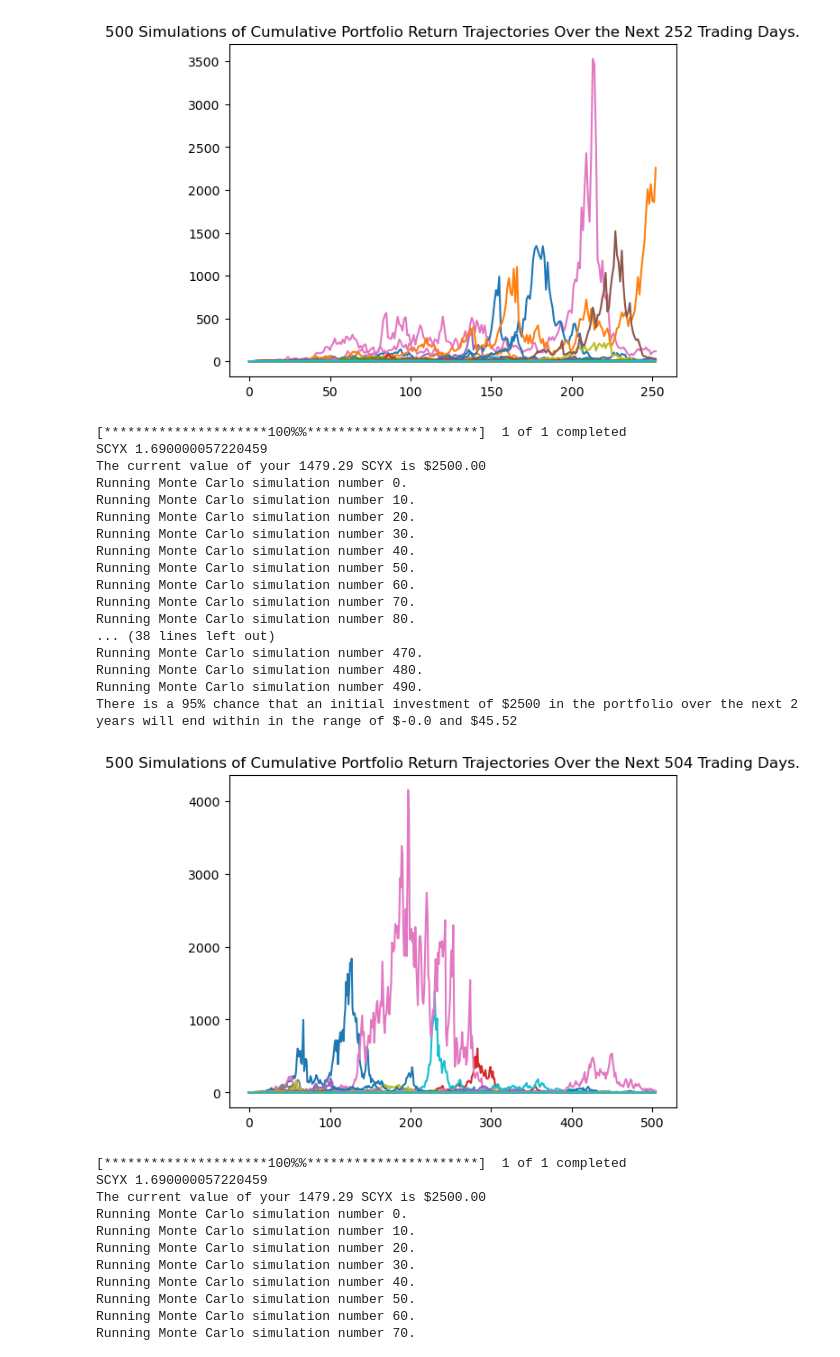
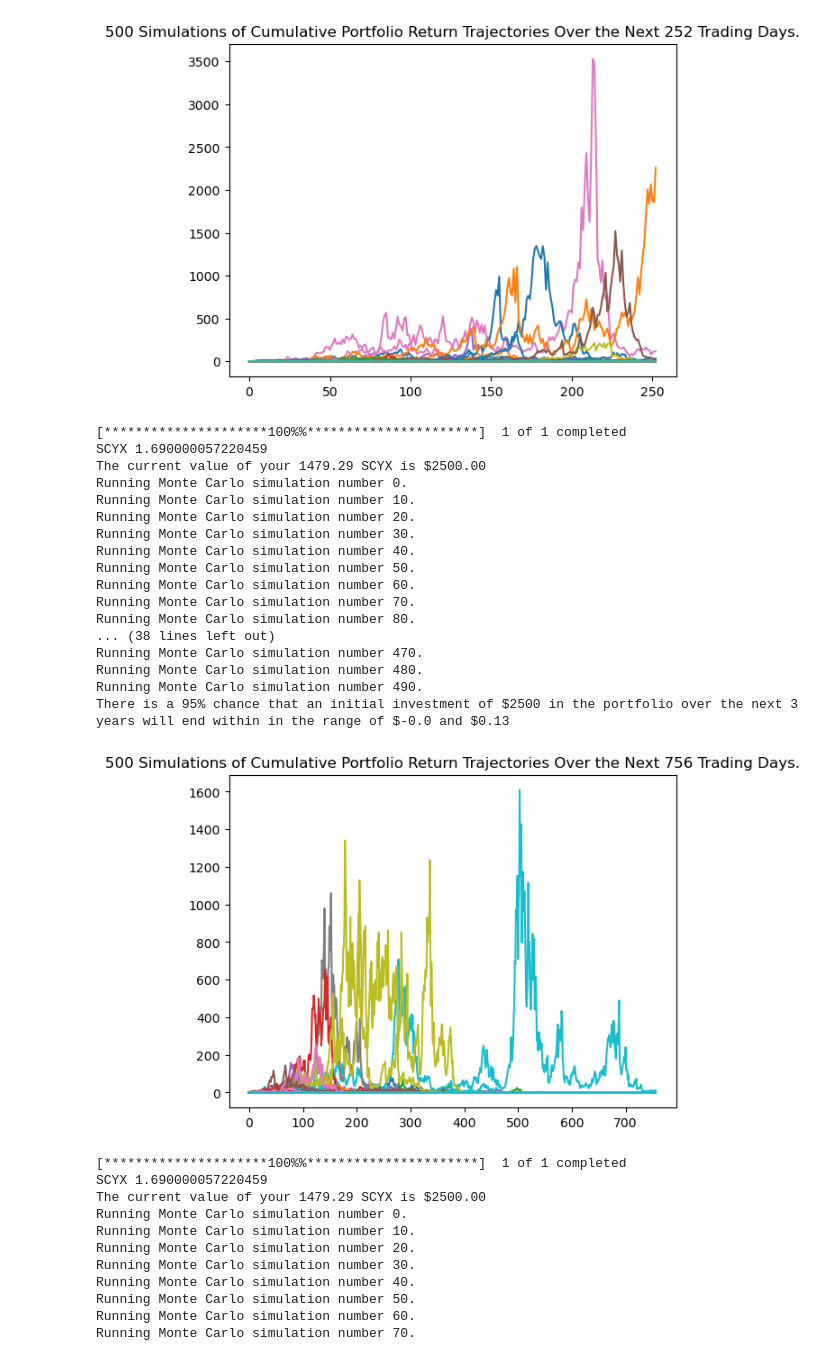
Before and after one commit to ZekeH43/Project-1, a Jupyter notebook: SCYX.ipynb, the cells around one changed output. Drawn from its saved outputs; the diff is of its cells as text; code cells hidden in the pictures.

```diff
--- a/SCYX.ipynb
+++ b/SCYX.ipynb
@@ -135,26 +135,26 @@ Running Monte Carlo simulation number 490.
 There is a 95% chance that an initial investment of $2500 in the portfolio over the next 1 years will end within in the range of $0.0 and $8630.53
 [figure]
 # %%
-risk_simulation(ticker='SCYX', years=2)
+risk_simulation(ticker='SCYX', years=3)
 # %% [output]
 [*********************100%%**********************]  1 of 1 completed
 SCYX 1.690000057220459
 The current value of your 1479.29 SCYX is $2500.00
 Running Monte Carlo simulation number 0.
 Running Monte Carlo simulation number 10.
 Running Monte Carlo simulation number 20.
 Running Monte Carlo simulation number 30.
 Running Monte Carlo simulation number 40.
 Running Monte Carlo simulation number 50.
 Running Monte Carlo simulation number 60.
 Running Monte Carlo simulation number 70.
 Running Monte Carlo simulation number 80.
 ... (38 lines left out)
 Running Monte Carlo simulation number 470.
 Running Monte Carlo simulation number 480.
 Running Monte Carlo simulation number 490.
-There is a 95% chance that an initial investment of $2500 in the portfolio over the next 2 years will end within in the range of $-0.0 and $45.52
+There is a 95% chance that an initial investment of $2500 in the portfolio over the next 3 years will end within in the range of $-0.0 and $0.13
-[figure, old version]
+[figure, new version]
 # %%
 risk_simulation(ticker='SCYX', years=5)
 # %% [output]
```
Also changed, not shown: 1 other file.
